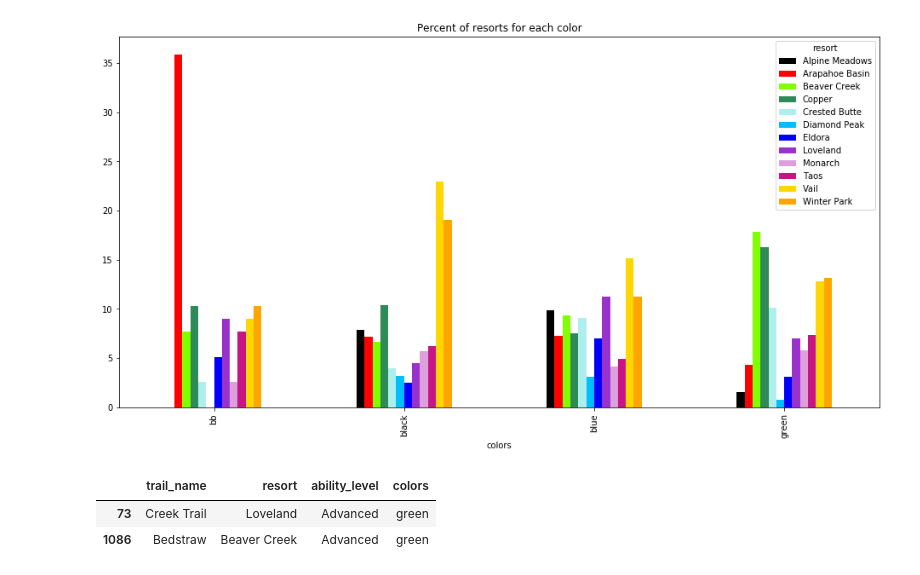
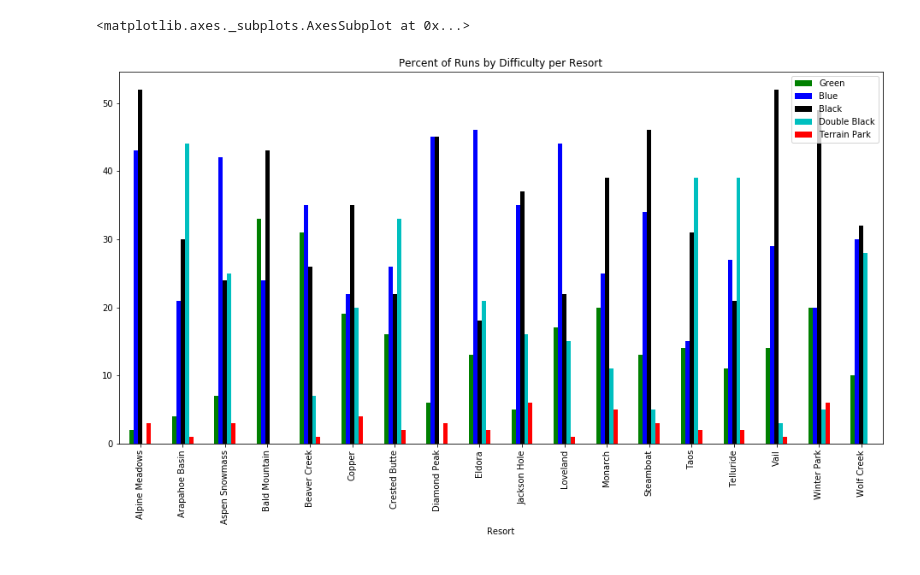
Before and after one commit to kfarbman/ski-recommender, a Jupyter notebook: notebooks/visualizations.ipynb, the cells around one changed output. Saved outputs shown, nothing was run; the diff lists cells and outputs as text; code cells hidden in the pictures.

Commit message:
Update visualizations

```diff
--- a/notebooks/visualizations.ipynb
+++ b/notebooks/visualizations.ipynb
@@ -16,0 +11,2 @@ pkl_file.close()
+# %%
+df = pd.read_csv("../data/combined_data_20200421.csv")
@@ -132,10 +61,14 @@ df_pct2 = df_pct2.drop('total',axis=1)
+# %%
+df_resorts = df.drop_duplicates("Resort", keep="first").reset_index(drop=True)
+df_resorts = df_resorts[["Resort", "Green", "Blue", "Black", "Double Black", "Terrain Park"]]
+# Convert percents to whold numbers
+df_resorts[["Green", "Blue", "Black", "Double Black", "Terrain Park"]] = df_resorts[["Green", "Blue", "Black", "Double Black", "Terrain Park"]] * 100
 # %%
-df_pct2.plot(kind='bar',figsize=(16,8),color=colors, title='Percent of resorts for each color');
+df_resorts.plot(kind="bar",
+    figsize=(16,8),
+    x = "Resort",
+    color = ['g','b','k','c', 'r'],
+    title = 'Percent of Runs by Difficulty per Resort')
 # %% [output]
+<matplotlib.axes._subplots.AxesSubplot at 0x...>
-[figure, old version]
+[figure, new version]
-# %%
-df[['trail_name','resort','ability_level','colors']][abs(df['ability_nums']/6 - df['color_nums']/4 > .5)]
-# %% [output]
-|  | trail_name | resort | ability_level | colors |
-| 73 | Creek Trail | Loveland | Advanced | green |
-| 1086 | Bedstraw | Beaver Creek | Advanced | green |
```
Also changed, not shown: parts of 24 cells of this notebook.
